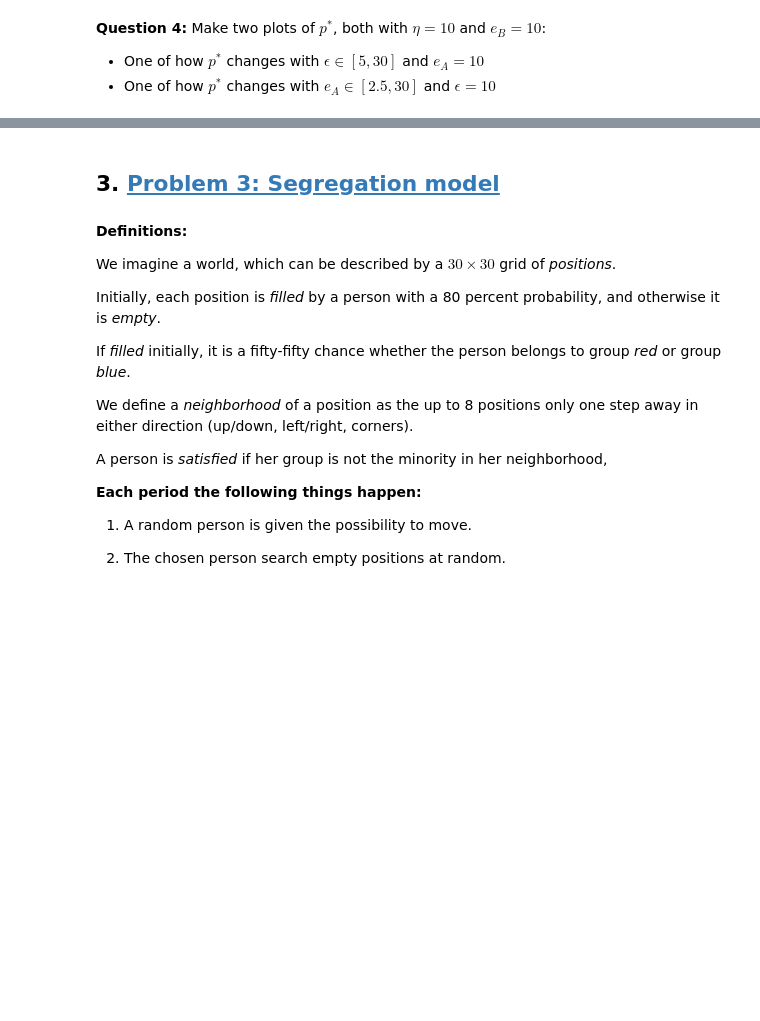
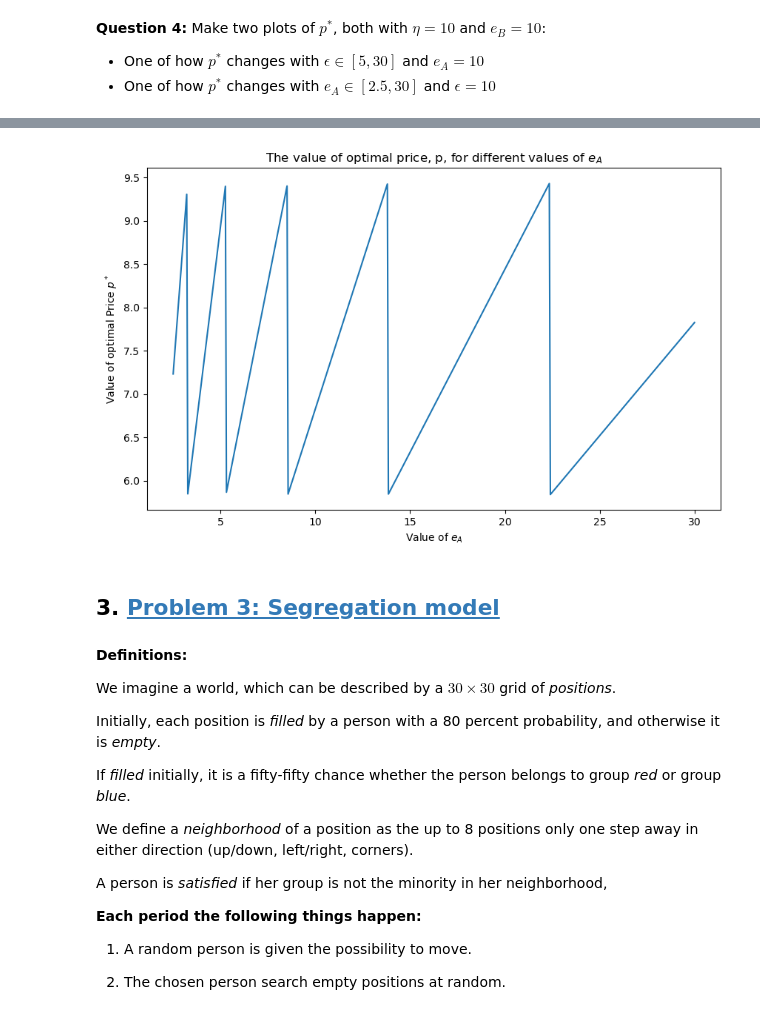
Before and after one commit to NumEconCopenhagen/projects-2023-joost-adam-og-frederik, a Jupyter notebook: examproject/re_exam_2023.ipynb, the cells around one changed output, grey strips where cells are left out. Saved outputs shown, nothing was run; the diff lists cells and outputs as text; code cells hidden in the pictures; blank space fills up the shorter version.

```diff
--- a/examproject/re_exam_2023.ipynb
+++ b/examproject/re_exam_2023.ipynb
@@ -459,3 +498,24 @@ for eta in etas:
+# %%
+e_A_values = np.linspace(2.5, 30, 500) #We create a interval for different values of e_A, that starts with 2.5 and end with 30
+
+#We create a empty lists to store the values of optimal p for every different value of e_A
+optimal_p_e_A = []
+
+#We calculate the optimal p for every different value of eps by maximizing the utility function of seller from question 3
+for e_A in e_A_values:
+    optimal_result_q3 = minimize_scalar(u_seller_q3, bounds=(0, e_B), args=(eta,), method='bounded')
+    optimal_p_e_A.append(optimal_result_q3.x) #We store the optimal p in the empty list created above
+
+##We create a plot, that shows how the optimal price, p*, changes for different values of e_A
+plt.figure(figsize=(10, 6))
+plt.plot(e_A_values, optimal_p_e_A)
+plt.xlabel('Value of $e_A$')
+plt.ylabel('Value of optimal Price $p^*$')
+plt.title('The value of optimal price, p, for different values of $e_A$')
+plt.grid()
+plt.show()
+# %% [output]
+[figure, added]
 # %% [markdown]
 ## 3. <a id='toc3_'></a>[Problem 3: Segregation model](#toc0_)
 # %% [markdown]
```
Also changed, not shown: parts of 7 cells of this notebook.
